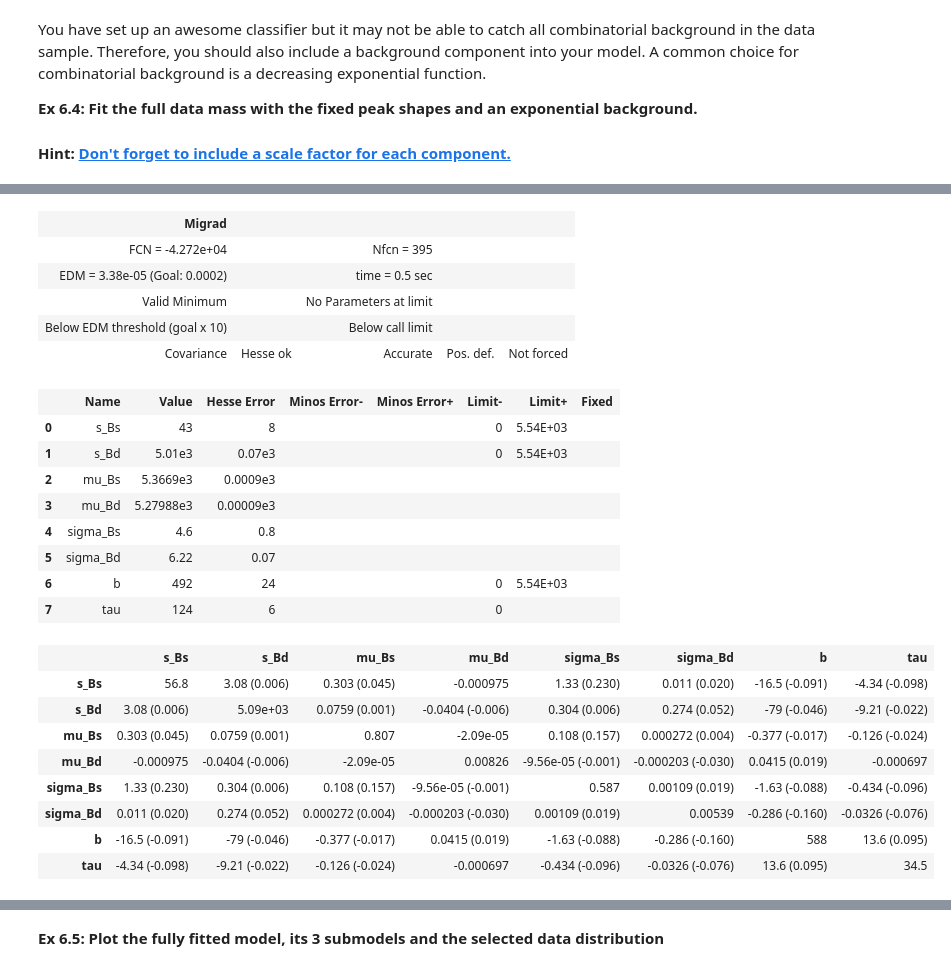
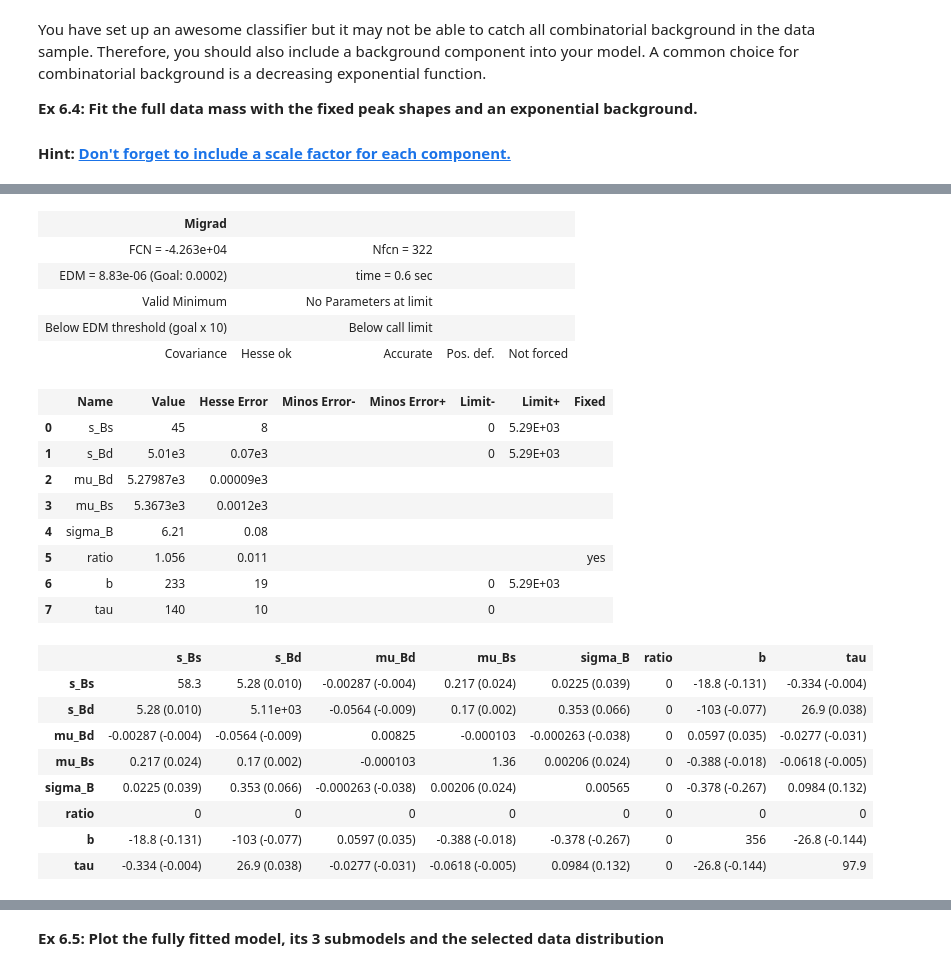
Before and after one commit to lukas-bert/Lab-Course-Particle-Physics, a Jupyter notebook: LHCb_MVA/Instructions.ipynb, the cells around one changed output, grey strips where cells are left out. Cells and saved outputs as stored; diff of their text form; code cells hidden in the pictures.

```diff
--- a/LHCb_MVA/Instructions.ipynb
+++ b/LHCb_MVA/Instructions.ipynb
@@ -1588,6 +1563,8 @@ I recommend using the [`zfit`](https://zfit.readthedocs.io/en/latest/) library f
 
 **Ex 6.2: Fit a peak to the signal simulation.**
 <h4>Hint: <a class="anchor-link jp-InternalAnchorLink" href="#Z"> Maybe ONE Gaussian is not enough?</a></h4>
+# %%
+xr = (5200, 6100)
 # %%
 def crystalball_pdf(x, beta_l, m_l, sigma_l, beta_r, m_r, sigma_r, mu):
     A_l = ((m_l / beta_l)**m_l) * np.exp(-beta_l**2 / 2)
@@ -1715,21 +1692,21 @@ Hint: <a class="anchor-link jp-InternalAnchorLink" href="#Z">
 Don't forget to include a scale factor for each component.
 </a></h4>
 # %%
-def fullmodel(x,
-              s_Bd, beta_l_Bd, m_l_Bd, sigma_l_Bd, beta_r_Bd, m_r_Bd, sigma_r_Bd, mu_Bd,
-              s_Bs, beta_l_Bs, m_l_Bs, sigma_l_Bs, beta_r_Bs, m_r_Bs, sigma_r_Bs, mu_Bs,
-              b, tau):
-    return s_Bd+ s_Bs + b, b*truncexpon.pdf(x, *xr, 0.0, tau) + s_Bd * crystalball_ex.pdf(
-        x, beta_l_Bd, m_l_Bd, sigma_l_Bd, beta_r_Bd, m_r_Bd, sigma_r_Bd, mu_Bd) + s_Bs * crystalball_ex.pdf(
-        x, beta_l_Bs, m_l_Bs, sigma_l_Bs, beta_r_Bs, m_r_Bs, sigma_r_Bs, mu_Bs)
+#def fullmodel(x,
+#              s_Bd, beta_l_Bd, m_l_Bd, sigma_l_Bd, beta_r_Bd, m_r_Bd, sigma_r_Bd, mu_Bd,
+#              s_Bs, beta_l_Bs, m_l_Bs, sigma_l_Bs, beta_r_Bs, m_r_Bs, sigma_r_Bs, mu_Bs,
+#              b, tau):
+#    return s_Bd+ s_Bs + b, b*truncexpon.pdf(x, *xr, 0.0, tau) + s_Bd * crystalball_ex.pdf(
+#        x, beta_l_Bd, m_l_Bd, sigma_l_Bd, beta_r_Bd, m_r_Bd, sigma_r_Bd, mu_Bd) + s_Bs * crystalball_ex.pdf(
+#        x, beta_l_Bs, m_l_Bs, sigma_l_Bs, beta_r_Bs, m_r_Bs, sigma_r_Bs, mu_Bs)
 
-def fullmodel(x, s_Bs, s_Bd, mu_Bs, mu_Bd, sigma_Bs, sigma_Bd, b ,tau):
+def fullmodel(x, s_Bs, s_Bd, mu_Bd, mu_Bs, sigma_B, ratio, b ,tau):
     return b + s_Bs + s_Bd, b* truncexpon.pdf(x, b=(xr[1]-xr[0])/tau, loc=xr[0], scale=tau) + s_Bs * norm.pdf(
-        x, loc = mu_Bs, scale = sigma_Bs) + s_Bd * norm.pdf(
-        x, loc = mu_Bd, scale = sigma_Bd)
+        x, loc = mu_Bs, scale = sigma_B*ratio) + s_Bd * norm.pdf(
+        x, loc = mu_Bd, scale = sigma_B)
 # %%
 X = df_data[df_data["BDT_mean"] >= cut]["B_FitDaughtersConst_M_flat"]
-
+X = X[X > xr[0]]
 
 nll = cost.ExtendedUnbinnedNLL(X, fullmodel)
 m = Minuit(
@@ -1739,6 +1716,7 @@ m = Minuit(
     b=len(X) / 2,
     tau=200,
     mu_Bd=m_MC_ctrl.params["mu"].value,
+    #offset = m_MC.params["mu"].value-m_MC_ctrl.params["mu"].value,
     mu_Bs=m_MC.params["mu"].value,
     #beta_l_Bd=m_MC_ctrl.params["beta_l"].value,
     #m_l_Bd=m_MC_ctrl.params["m_l"].value,
@@ -1752,14 +1730,15 @@ m = Minuit(
     #beta_r_Bs=m_MC.params["beta_r"].value,
     #m_r_Bs=m_MC.params["m_r"].value,
     #sigma_r_Bs=m_MC.params["sigma_r"].value,
-    sigma_Bs=m_MC.params["scale"].value,
-    sigma_Bd=m_MC_ctrl.params["scale"].value,
+    sigma_B=m_MC_ctrl.params["scale"].value,
+    ratio=m_MC.params["scale"].value/m_MC_ctrl.params["scale"].value
+    #sigma_Bd=m_MC_ctrl.params["scale"].value,
 )
 
 #m.fixed["sigma_l_Bd", "sigma_r_Bd", "beta_l_Bd", "beta_r_Bd", "m_l_Bd", "m_r_Bd", "mu_Bd",
 #       "sigma_l_Bs", "sigma_r_Bs", "beta_l_Bs", "beta_r_Bs", "m_l_Bs", "m_r_Bs", "mu_Bs"] = True
 
-#m.fixed["mu_Bs", "mu_Bd", "sigma_Bs", "sigma_Bd"] = True
+m.fixed["ratio"] = True
 
 m.limits["s_Bs", "s_Bd", "b"] = (0, len(X))
 #m.limits["mu_Bs", "mu_Bd"] = (5200, 5500)
@@ -1786,24 +1749,24 @@ W FCN result is NaN for [ -nan -nan -nan -nan -nan -nan -nan -nan ]
 | Migrad |  |  |  |  |
-| FCN = -4.272e+04 |  | Nfcn = 395 |  |  |
-| EDM = 3.38e-05 (Goal: 0.0002) |  | time = 0.5 sec |  |  |
+| FCN = -4.263e+04 |  | Nfcn = 322 |  |  |
+| EDM = 8.83e-06 (Goal: 0.0002) |  | time = 0.6 sec |  |  |
 | Valid Minimum |  | No Parameters at limit |  |  |
 | Below EDM threshold (goal x 10) |  | Below call limit |  |  |
 | Covariance | Hesse ok | Accurate | Pos. def. | Not forced |
 |  | Name | Value | Hesse Error | Minos Error- | Minos Error+ | Limit- | Limit+ | Fixed |
-| 0 | s_Bs | 43 | 8 |  |  | 0 | 5.54E+03 |  |
-| 1 | s_Bd | 5.01e3 | 0.07e3 |  |  | 0 | 5.54E+03 |  |
-| 2 | mu_Bs | 5.3669e3 | 0.0009e3 |  |  |  |  |  |
-| 3 | mu_Bd | 5.27988e3 | 0.00009e3 |  |  |  |  |  |
-| 4 | sigma_Bs | 4.6 | 0.8 |  |  |  |  |  |
-| 5 | sigma_Bd | 6.22 | 0.07 |  |  |  |  |  |
-| 6 | b | 492 | 24 |  |  | 0 | 5.54E+03 |  |
-| 7 | tau | 124 | 6 |  |  | 0 |  |  |
+| 0 | s_Bs | 45 | 8 |  |  | 0 | 5.29E+03 |  |
+| 1 | s_Bd | 5.01e3 | 0.07e3 |  |  | 0 | 5.29E+03 |  |
+| 2 | mu_Bd | 5.27987e3 | 0.00009e3 |  |  |  |  |  |
+| 3 | mu_Bs | 5.3673e3 | 0.0012e3 |  |  |  |  |  |
+| 4 | sigma_B | 6.21 | 0.08 |  |  |  |  |  |
+| 5 | ratio | 1.056 | 0.011 |  |  |  |  | yes |
+| 6 | b | 233 | 19 |  |  | 0 | 5.29E+03 |  |
+| 7 | tau | 140 | 10 |  |  | 0 |  |  |
-|  | s_Bs | s_Bd | mu_Bs | mu_Bd | sigma_Bs | sigma_Bd | b | tau |
-| s_Bs | 56.8 | 3.08 (0.006) | 0.303 (0.045) | -0.000975 | 1.33 (0.230) | 0.011 (0.020) | -16.5 (-0.091) | -4.34 (-0.098) |
-| s_Bd | 3.08 (0.006) | 5.09e+03 | 0.0759 (0.001) | -0.0404 (-0.006) | 0.304 (0.006) | 0.274 (0.052) | -79 (-0.046) | -9.21 (-0.022) |
-| mu_Bs | 0.303 (0.045) | 0.0759 (0.001) | 0.807 | -2.09e-05 | 0.108 (0.157) | 0.000272 (0.004) | -0.377 (-0.017) | -0.126 (-0.024) |
-| mu_Bd | -0.000975 | -0.0404 (-0.006) | -2.09e-05 | 0.00826 | -9.56e-05 (-0.001) | -0.000203 (-0.030) | 0.0415 (0.019) | -0.000697 |
-| sigma_Bs | 1.33 (0.230) | 0.304 (0.006) | 0.108 (0.157) | -9.56e-05 (-0.001) | 0.587 | 0.00109 (0.019) | -1.63 (-0.088) | -0.434 (-0.096) |
-| sigma_Bd | 0.011 (0.020) | 0.274 (0.052) | 0.000272 (0.004) | -0.000203 (-0.030) | 0.00109 (0.019) | 0.00539 | -0.286 (-0.160) | -0.0326 (-0.076) |
-| b | -16.5 (-0.091) | -79 (-0.046) | -0.377 (-0.017) | 0.0415 (0.019) | -1.63 (-0.088) | -0.286 (-0.160) | 588 | 13.6 (0.095) |
-| tau | -4.34 (-0.098) | -9.21 (-0.022) | -0.126 (-0.024) | -0.000697 | -0.434 (-0.096) | -0.0326 (-0.076) | 13.6 (0.095) | 34.5 |
+|  | s_Bs | s_Bd | mu_Bd | mu_Bs | sigma_B | ratio | b | tau |
+| s_Bs | 58.3 | 5.28 (0.010) | -0.00287 (-0.004) | 0.217 (0.024) | 0.0225 (0.039) | 0 | -18.8 (-0.131) | -0.334 (-0.004) |
+| s_Bd | 5.28 (0.010) | 5.11e+03 | -0.0564 (-0.009) | 0.17 (0.002) | 0.353 (0.066) | 0 | -103 (-0.077) | 26.9 (0.038) |
+| mu_Bd | -0.00287 (-0.004) | -0.0564 (-0.009) | 0.00825 | -0.000103 | -0.000263 (-0.038) | 0 | 0.0597 (0.035) | -0.0277 (-0.031) |
+| mu_Bs | 0.217 (0.024) | 0.17 (0.002) | -0.000103 | 1.36 | 0.00206 (0.024) | 0 | -0.388 (-0.018) | -0.0618 (-0.005) |
+| sigma_B | 0.0225 (0.039) | 0.353 (0.066) | -0.000263 (-0.038) | 0.00206 (0.024) | 0.00565 | 0 | -0.378 (-0.267) | 0.0984 (0.132) |
+| ratio | 0 | 0 | 0 | 0 | 0 | 0 | 0 | 0 |
+| b | -18.8 (-0.131) | -103 (-0.077) | 0.0597 (0.035) | -0.388 (-0.018) | -0.378 (-0.267) | 0 | 356 | -26.8 (-0.144) |
+| tau | -0.334 (-0.004) | 26.9 (0.038) | -0.0277 (-0.031) | -0.0618 (-0.005) | 0.0984 (0.132) | 0 | -26.8 (-0.144) | 97.9 |
```
Also changed, not shown: parts of 12 cells of this notebook, 8 other files.
